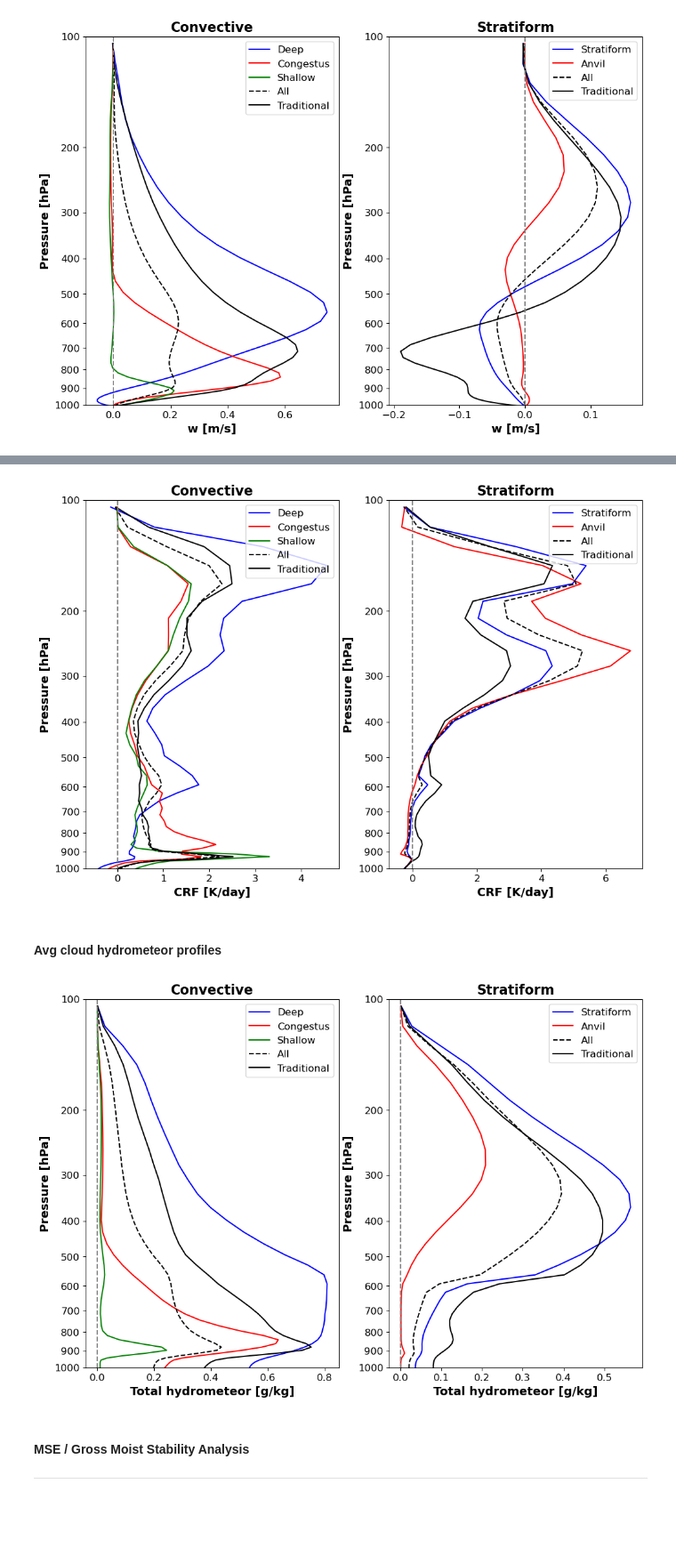
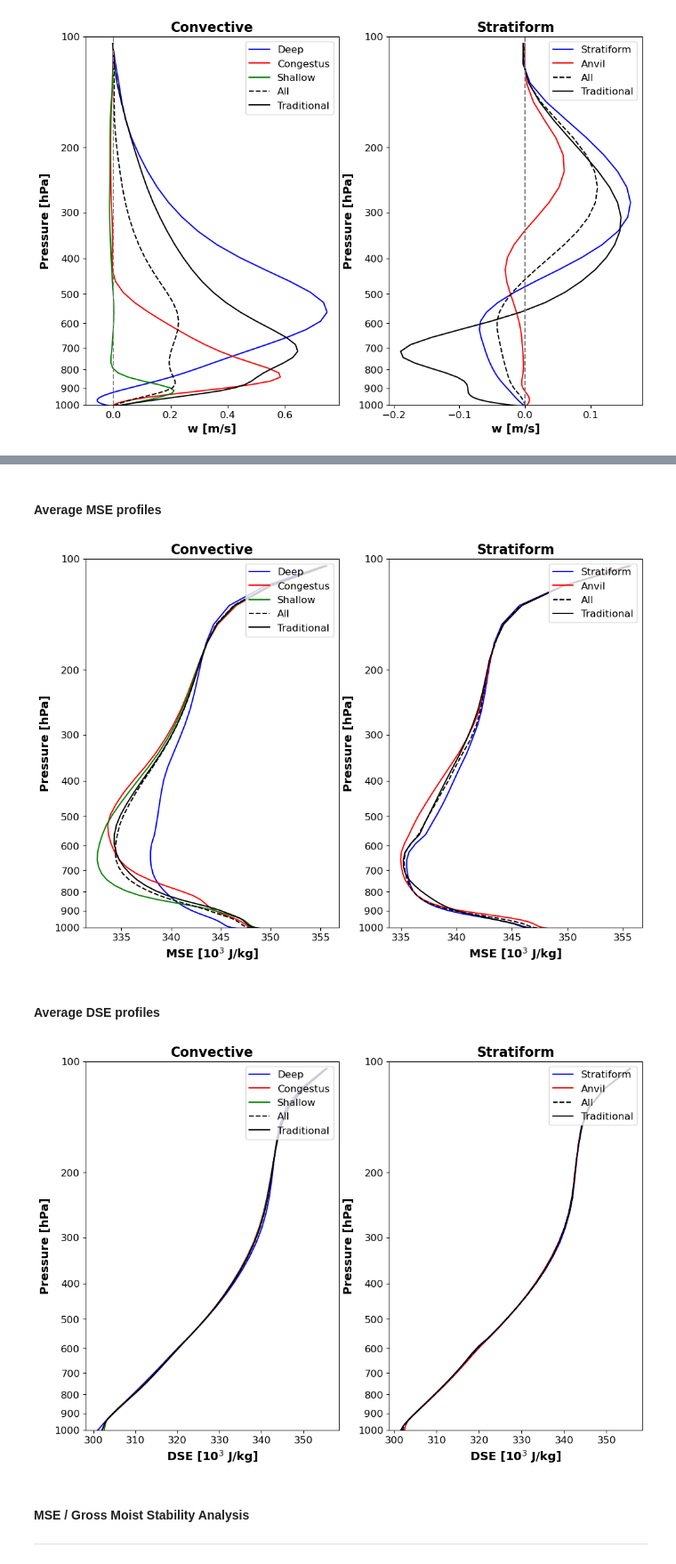
Before and after one commit to jhruppert/jhr-wrf-python, a Jupyter notebook: mse_profiles.ipynb, the cells around one changed output, grey strips where cells are left out. Shown at 89% size. Cells and saved outputs as stored; diff of their text form; code cells hidden in the pictures; blank space fills up the shorter version.

```diff
--- a/mse_profiles.ipynb
+++ b/mse_profiles.ipynb
@@ -158,12 +160,16 @@ def misc_variables(wrffile, p_hyd):
     # Various necessary vars
     varname='wa' # Vertical motion [m/s]
     w = var_wrfread(wrffile,varname) # wrf.getvar interpolates onto mass grid
+    varname='ua' # Zonal motion [m/s]
+    u = var_wrfread(wrffile,varname) # wrf.getvar interpolates onto mass grid
+    varname='va' # Meridional motion [m/s]
+    v = var_wrfread(wrffile,varname) # wrf.getvar interpolates onto mass grid
     varname='tk'
     tmpk = var_wrfread(wrffile,varname) # Temperature [K]; wrf.getvar adds base state
     varname='QVAPOR'
     qv = var_read(wrffile,varname) # Water vapor mixing ratio [kg/kg]
     rho = density_moist(tmpk, qv, p_hyd)
-    return w, tmpk, qv, rho
+    return w, u, v, tmpk, qv, rho
 # %%
 def rad_tend(wrffile):
 
@@ -244,7 +250,7 @@ def vertical_int(var, dp):
 
 p_hyd, dp, q_var, c_type = class_variables(wrfout1)
 c_type_og = read_ctype_og(testdir1, t01)
-w, tmpk, qv, rho = misc_variables(wrfout1, p_hyd)
+w, u, v, tmpk, qv, rho = misc_variables(wrfout1, p_hyd)
 crf, lw_net, lw_net_cs = rad_tend(wrfout1)
 dse_z, mse_z = static_energies(wrfout1, tmpk, qv, dp)
 dse = vertical_int(dse_z, dp)
@@ -328,29 +334,3 @@ ax.set_title("Traditional Classification: Strat", size=18)
 plt.tight_layout()
 # %% [output]
 [figure]
-# %%
-# Convective
-
-fig = plt.figure(figsize=(12,10))
-fig.set_facecolor('white')
-
-# New classification
-lwmse_mask = np.ma.masked_where(((c_type == 0) | (c_type > 3)), lwmse, copy=True)
-ax = fig.add_subplot(211,aspect='equal')
-plt.contourf(lwmse_mask, clevs, cmap='RdGy_r', extend='both', zorder=1)
-cbar=plt.colorbar(fraction=0.03, pad=0.02)
-cbar.set_label(units)
-ax.set_ylabel('[km]')
-ax.set_title("New Classification: Deep+Congestus+Shallow", size=18)
-
-# Traditional classification
-lwmse_mask = np.ma.masked_where((c_type_og != 1), lwmse, copy=True)
-ax = fig.add_subplot(212,aspect='equal')
-plt.contourf(lwmse_mask, clevs, cmap='RdGy_r', extend='both', zorder=1)
-cbar=plt.colorbar(fraction=0.03, pad=0.02)
-cbar.set_label(units)
-ax.set_xlabel('[km]')
-ax.set_ylabel('[km]')
-ax.set_title("Traditional Classification: Convective", size=18)
-
-plt.tight_layout()
@@ -451,20 +425,19 @@ var_profiles_class(var, c_type, c_type_og, pres, xlabel)
+# %% [markdown]
+#### Average MSE profiles
 # %%
-var = np.copy(crf)
-xlabel = 'CRF [K/day]'
-var_profiles_class(var, c_type, c_type_og, pres, xlabel)
+var = np.copy(mse_z)*1e-3
+xlabel = 'MSE [10$^3$ J/kg]'
+var_profiles_class(var, c_type, c_type_og, pres, xlabel, zeroline=False)
 # %% [output]
-[figure, old version]
+[figure, new version]
-# %% [markdown]
-#### Avg cloud hydrometeor profiles
-# %%
-qice = q_var[0]+q_var[1] # [kg/kg]; cloud + rain
-qliq = q_var[2]+q_var[3]+q_var[4] # [kg/kg]; ice + snow + graupel
-var = qliq+qice
-var = np.copy(var)*1e3
-xlabel = 'Total hydrometeor [g/kg]'
-var_profiles_class(var, c_type, c_type_og, pres, xlabel)
-# %% [output]
-[figure, removed]
+# %% [markdown]
+#### Average DSE profiles
+# %%
+var = np.copy(dse_z)*1e-3
+xlabel = 'DSE [10$^3$ J/kg]'
+var_profiles_class(var, c_type, c_type_og, pres, xlabel, zeroline=False)
+# %% [output]
+[figure, added]
 # %% [markdown]
 #### MSE / Gross Moist Stability Analysis
 ---
```
Also changed, not shown: parts of 23 cells of this notebook.
